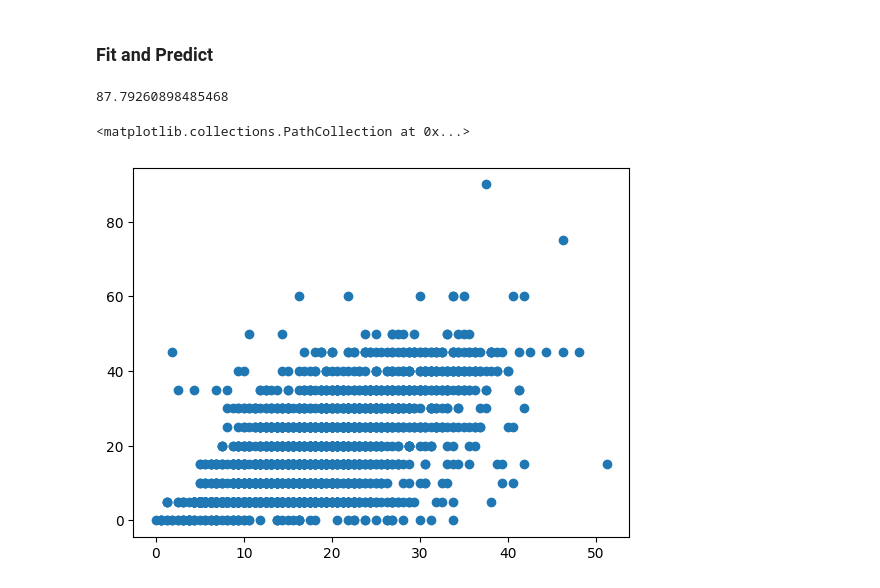
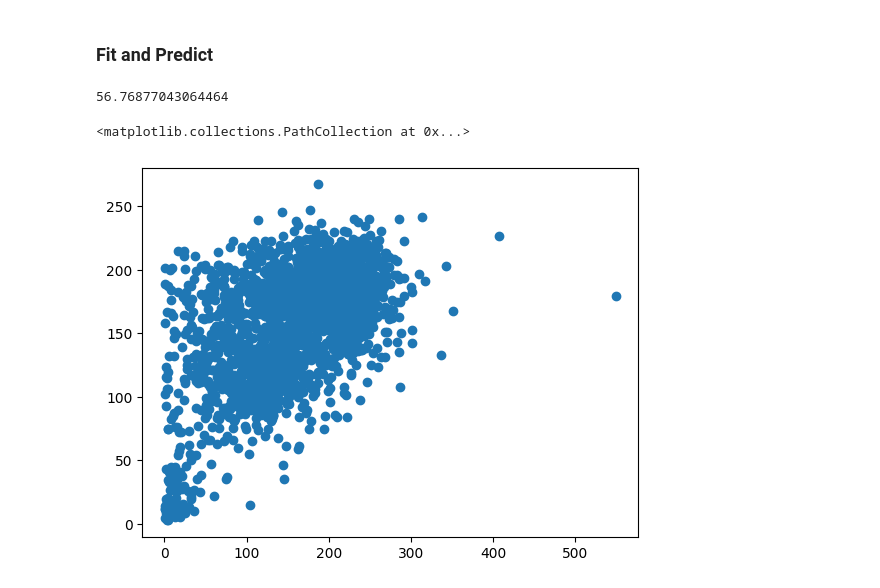
Before and after one commit to MwBm/DataAnalysisIntro, a Jupyter notebook: disneyData.ipynb, the cells around one changed output. Saved outputs shown, nothing was run; the diff lists cells and outputs as text; code cells hidden in the pictures.

Commit message:
To KNeighborsRegressor or not to

```diff
--- a/disneyData.ipynb
+++ b/disneyData.ipynb
@@ -348,0 +363,5 @@ dtype: object
+# %%
+merged_sk = merged_sk[['GUEST_CARRIED', 'OPEN_TIME', 'NB_UNITS', 'temp', 'temp_min', 'temp_max', 'feels_like', 'humidity', 'rain_1h', 'weather_main_Rain']]
+merged_sk['weather_main_Rain'] = merged_sk['weather_main_Rain'].astype(int)
+merged_sk = merged_sk[merged_sk['GUEST_CARRIED'] != 0] #Removing 0s since they are skewing the data and I believe that there are many false 0s
+merged_sk
@@ -349,7 +382,7 @@ dtype: object
 # %% [markdown]
 ### Seperating
 # %%
-y = merged_sk['WAIT_TIME_MAX']
-X = merged_sk.drop(columns=['WAIT_TIME_MAX', 'GUEST_CARRIED', 'ADJUST_CAPACITY'])
+y = merged_sk['GUEST_CARRIED']
+X = merged_sk.drop(columns=['GUEST_CARRIED'])
 # %%
 from sklearn.model_selection import train_test_split
@@ -358,13 +391,13 @@ X_train, X_test, y_train, y_test = train_test_split(X, y, test_size=.2, random_s
 ### Standardize
 # %%
 from sklearn.compose import ColumnTransformer
-from sklearn.preprocessing import StandardScaler
+from sklearn.preprocessing import QuantileTransformer
 
 numeric_columns = X.select_dtypes(include=['float64', 'int64']).columns
 
 preprocessor = ColumnTransformer(
   transformers = [
-    ('num', StandardScaler(), numeric_columns)
+    ('num', QuantileTransformer(), numeric_columns)
   ],
   remainder='passthrough'
 )
@@ -373,18 +406,19 @@ X_test_preprocessed = preprocessor.transform(X_test)
 # %% [markdown]
 ### Fit and Predict
 # %%
-from sklearn.neighbors import KNeighborsRegressor
-from sklearn.metrics import mean_squared_error
+from sklearn.ensemble import RandomForestRegressor
+from sklearn.metrics import root_mean_squared_error
 
-model = KNeighborsRegressor(n_neighbors=8)
+model = RandomForestRegressor()
+
 model.fit(X_train_preprocessed, y_train)
 y_pred = model.predict(X_test_preprocessed)
 
-mean_error = mean_squared_error(y_test, y_pred)
+mean_error = root_mean_squared_error(y_test, y_pred)
 print(mean_error)
 
-plt.scatter(y_pred, y_test)
+plt.scatter(y_test, y_pred)
 # %% [output]
-87.79260898485468
+56.76877043064464
 <matplotlib.collections.PathCollection at 0x...>
-[figure, old version]
+[figure, new version]
```
Also changed, not shown: parts of 5 cells of this notebook.
